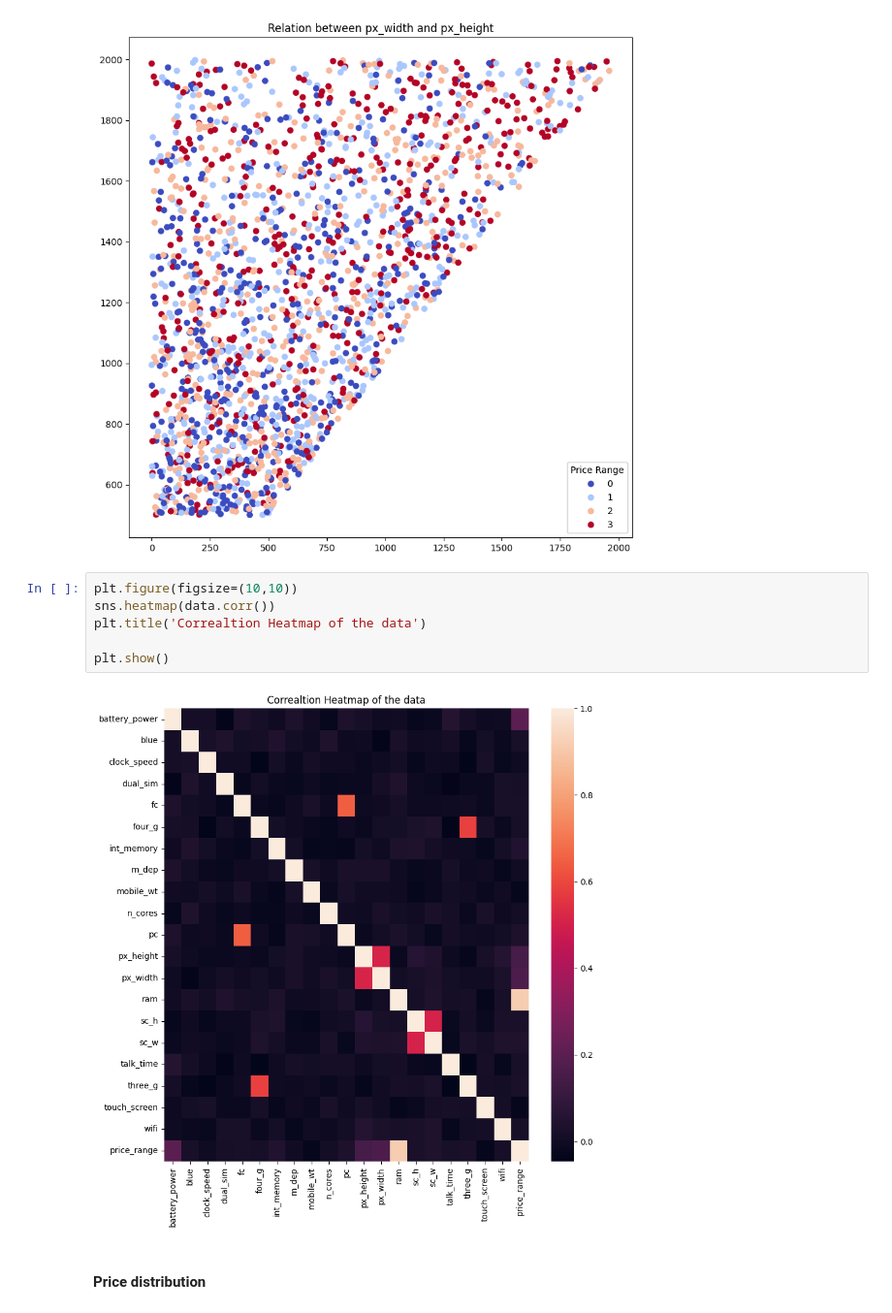
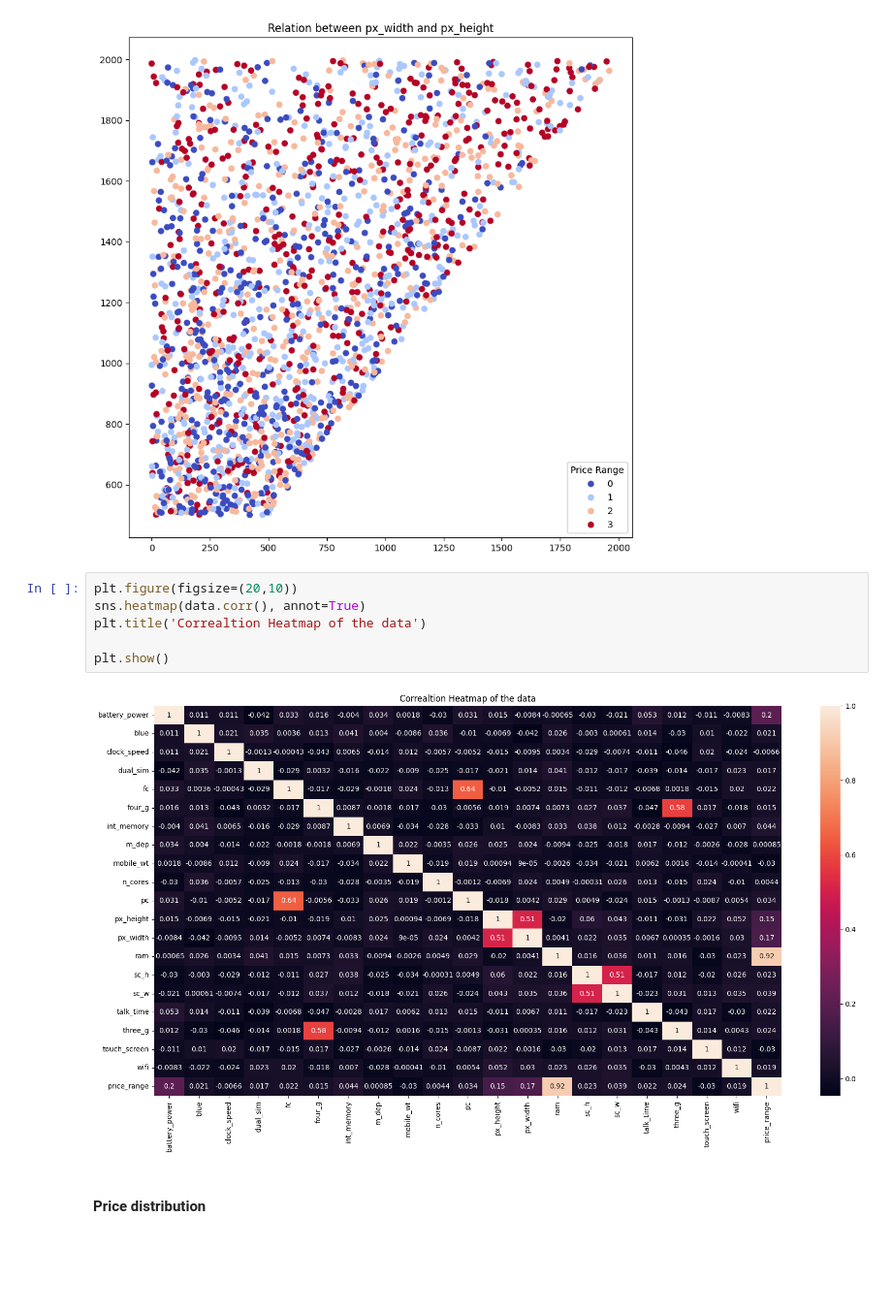
Before and after one commit to gykunju/Mobile-Price-Prediction, a Jupyter notebook: Mobile_Data_EDA.ipynb, the cells around one changed output. Shown at 97% size. Cells and saved outputs as stored; diff of their text form; blank space fills up the shorter version.

Commit message:
updating Heatmap

```diff
--- a/Mobile_Data_EDA.ipynb
+++ b/Mobile_Data_EDA.ipynb
@@ -202,13 +142,13 @@ plt.show()
 # %% [output]
 [figure]
 # %%
-plt.figure(figsize=(10,10))
-sns.heatmap(data.corr())
+plt.figure(figsize=(20,10))
+sns.heatmap(data.corr(), annot=True)
 plt.title('Correaltion Heatmap of the data')
 
 plt.show()
 # %% [output]
-[figure, old version]
+[figure, new version]
 # %% [markdown]
 #### Price distribution
 # %%
```
Also changed, not shown: parts of 6 cells of this notebook, 2 other files.
